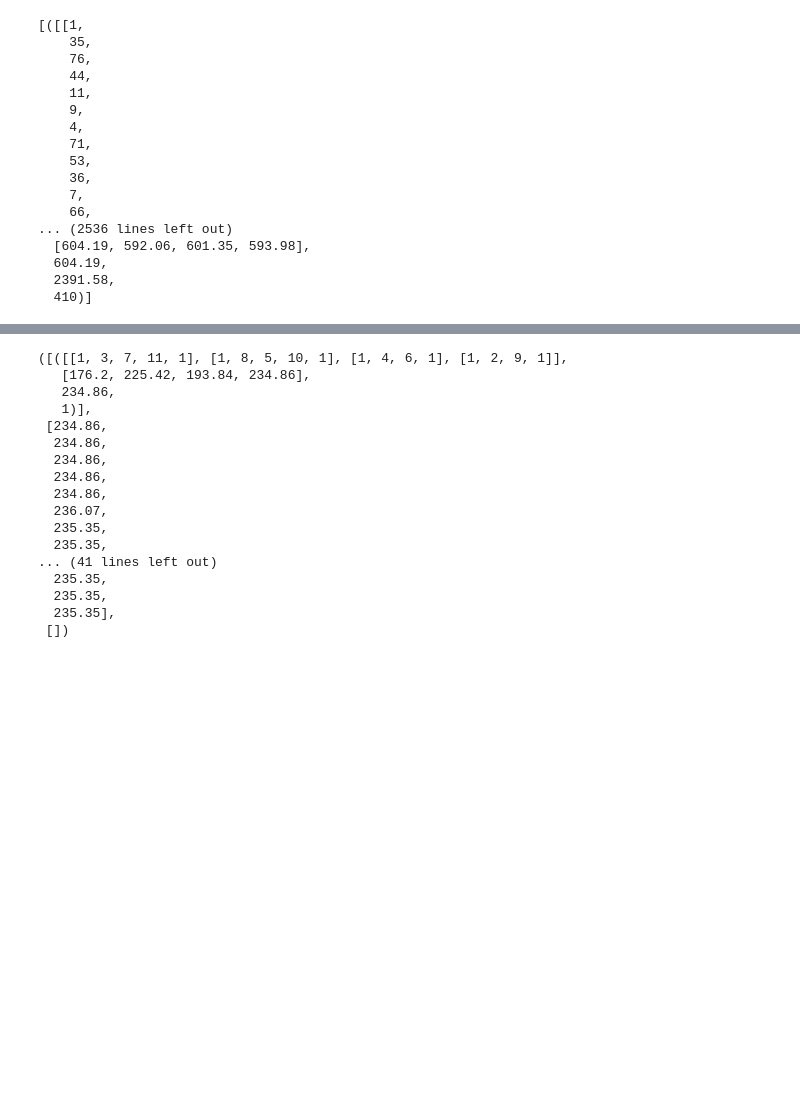
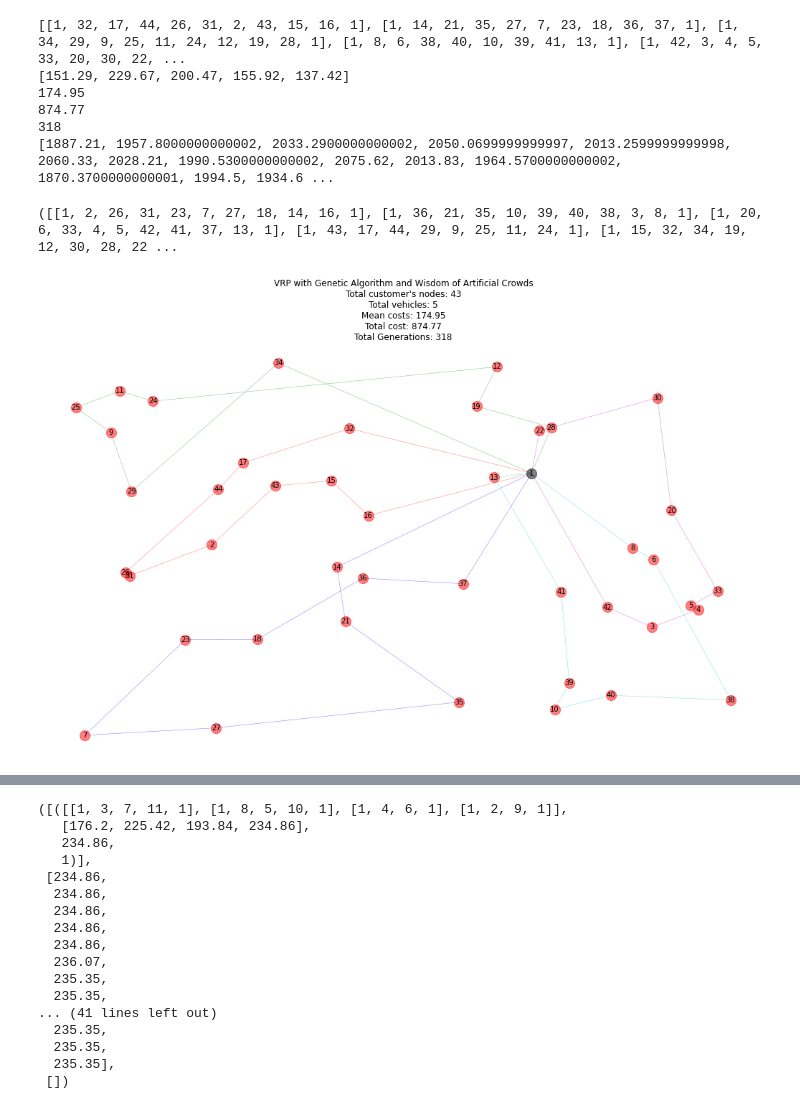
Before and after one commit to DSNortsev/CSE545-Artificial-Intelligence, a Jupyter notebook: Project6/project6.ipynb, the cells around one changed output, grey strips where cells are left out. Drawn from its saved outputs; the diff is of its cells as text; code cells hidden in the pictures; blank space fills up the shorter version.

```diff
--- a/Project6/project6.ipynb
+++ b/Project6/project6.ipynb
@@ -8,4 +8,4 @@ crossover_method = 'Partially Mapped Crossover' #@param ['Order crossover', 'Max
 mutation_method = 'Swap' #@param ['Swap', 'Insertion', 'Displacement']
 threshold_votes_woc = 0.1 #@param {type:"slider", min:0, max:1, step:0.01}
 experts_woc = 0.05 #@param {type:"slider", min:0, max:1, step:0.01}
-vehicles_total = 4 #@param {type:"integer"}
+vehicles_total = 5 #@param {type:"integer"}
@@ -731,23 +751,27 @@ class Graph:
 # %%
-graph = Graph('Random77.tsp')
+graph = Graph('Random44.tsp')
 # %%
 result = graph.genetic_algorithm(pop_size=50, term_count=100, woc = False)
-result[0]
+print(result[0][-1][0])
+print(result[0][-1][1])
+print(result[0][-1][2])
+print(result[0][-1][3])
+print(result[0][-1][4])
+print(result[1])
 # %% [output]
-[([[1,
-    35,
-    76,
-    44,
-    11,
-    9,
-    4,
-    71,
-    53,
-    36,
-    7,
-    66,
-... (2536 lines left out)
-  [604.19, 592.06, 601.35, 593.98],
-  604.19,
-  2391.58,
-  410)]
+[[1, 32, 17, 44, 26, 31, 2, 43, 15, 16, 1], [1, 14, 21, 35, 27, 7, 23, 18, 36, 37, 1], [1, 34, 29, 9, 25, 11, 24, 12, 19, 28, 1], [1, 8, 6, 38, 40, 10, 39, 41, 13, 1], [1, 42, 3, 4, 5, 33, 20, 30, 22, ...
+[151.29, 229.67, 200.47, 155.92, 137.42]
+174.95
+874.77
+318
+[1887.21, 1957.8000000000002, 2033.2900000000002, 2050.0699999999997, 2013.2599999999998, 2060.33, 2028.21, 1990.5300000000002, 2075.62, 2013.83, 1964.5700000000002, 1870.3700000000001, 1994.5, 1934.6 ...
+# %%
+# graph.draw_plot(results[0][-1], weights=False)
+print(result[0][-1])
+tour_info = result[0][-1]
+# %% [output]
+([[1, 2, 26, 31, 23, 7, 27, 18, 14, 16, 1], [1, 36, 21, 35, 10, 39, 40, 38, 3, 8, 1], [1, 20, 6, 33, 4, 5, 42, 41, 37, 13, 1], [1, 43, 17, 44, 29, 9, 25, 11, 24, 1], [1, 15, 32, 34, 19, 12, 30, 28, 22 ...
+# %%
+graph.draw_plot(result[0][-1], weights=False)
+# %% [output]
+[figure, added]
```
Also changed, not shown: parts of 5 cells of this notebook.
